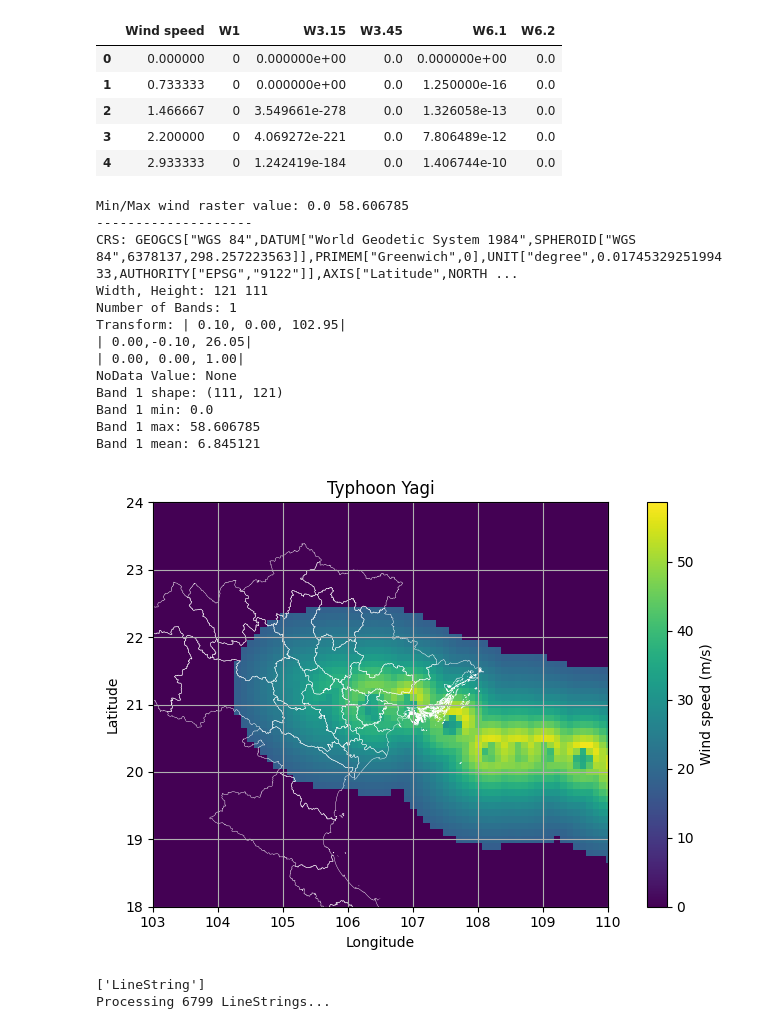
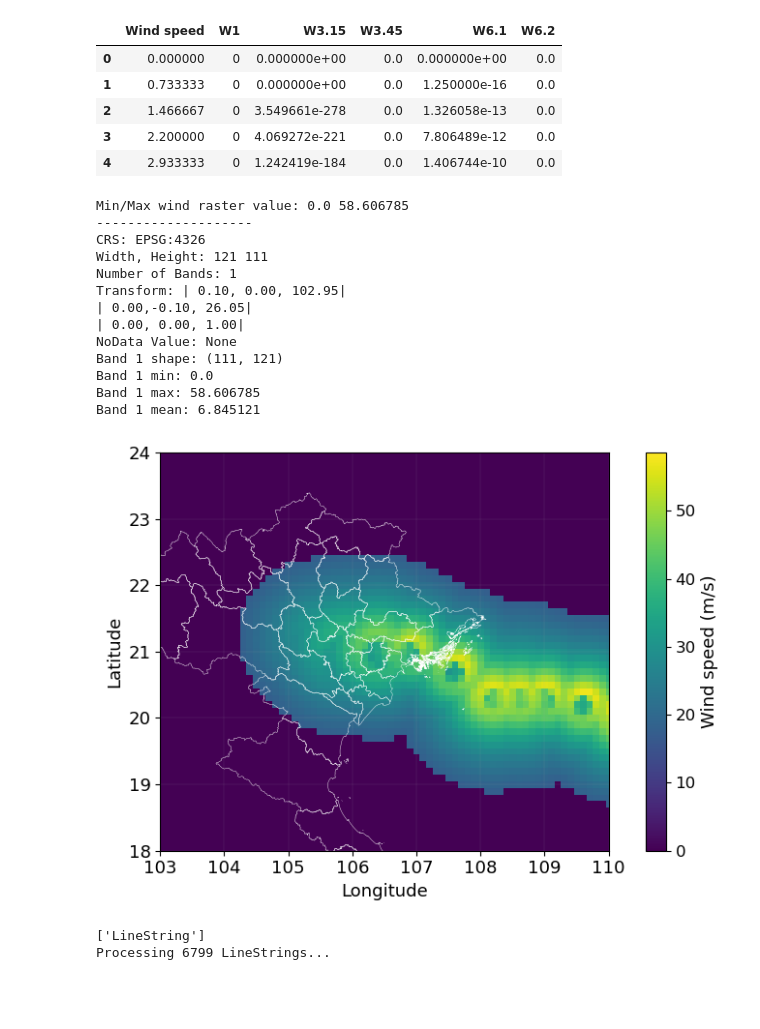
Before and after one commit to Mengqi-Ye/PowerFlowCascade, a Jupyter notebook: notebooks/5_hazards.ipynb, the cells around one changed output. Drawn from its saved outputs; the diff is of its cells as text; code cells hidden in the pictures; blank space fills up the shorter version.

```diff
--- a/notebooks/5_hazards.ipynb
+++ b/notebooks/5_hazards.ipynb
@@ -175,41 +156,45 @@ with rasterio.open(tc_path) as src:
     basemap = basemap.to_crs("EPSG:4326")
 
     left = transform[2]
     top = transform[5]
     right = left + transform[0] * src.width
     bottom = top + transform[4] * src.height
 
     extent = (left, right, bottom, top)
 
     fig, ax = plt.subplots(figsize=(8, 5))
     img = ax.imshow(wind_speed, cmap="viridis", extent=extent, origin='upper')
-    plt.colorbar(img, ax=ax, label="Wind speed (m/s)")
+    cbar = plt.colorbar(img, ax=ax)
+    cbar.set_label("Wind speed (m/s)", fontsize=13)
+    cbar.ax.tick_params(labelsize=12)
     basemap.plot(ax=ax, color='none', edgecolor='white', linewidth=0.3, zorder=1)
 
-    ax.set_title("Typhoon Yagi")
-    ax.set_xlabel("Longitude")
-    ax.set_ylabel("Latitude")
+    # ax.set_title("Typhoon Yagi")
+    ax.set_xlabel("Longitude", fontsize=13)
+    ax.set_ylabel("Latitude", fontsize=13)
+    ax.tick_params(axis='both', which='major', labelsize=13)
     ax.set_xlim(103, 110)
     ax.set_ylim(18, 24)
-    ax.grid(True)
+    ax.grid(True, alpha=0.8, linewidth=0.1)
     plt.tight_layout()
-    plt.savefig("../figures/hazard_figures/yagi_map.png")
+    plt.savefig("../figures/Fig_S5_yagi_map.png", dpi=800, bbox_inches='tight')
+    plt.savefig("../figures/Fig_S5_yagi_map.svg", bbox_inches='tight')
     plt.show()
 # %% [output]
 Min/Max wind raster value: 0.0 58.606785
 --------------------
-CRS: GEOGCS["WGS 84",DATUM["World Geodetic System 1984",SPHEROID["WGS 84",6378137,298.257223563]],PRIMEM["Greenwich",0],UNIT["degree",0.0174532925199433,AUTHORITY["EPSG","9122"]],AXIS["Latitude",NORTH ...
+CRS: EPSG:4326
 Width, Height: 121 111
 Number of Bands: 1
 Transform: | 0.10, 0.00, 102.95|
 | 0.00,-0.10, 26.05|
 | 0.00, 0.00, 1.00|
 NoData Value: None
 Band 1 shape: (111, 121)
 Band 1 min: 0.0
 Band 1 max: 58.606785
 Band 1 mean: 6.845121
-[figure, old version]
+[figure, new version]
 # %%
 def extract_point_wind_speed(gdf, src):
     """
```
Also changed, not shown: parts of 4 cells of this notebook, 16 other files.
